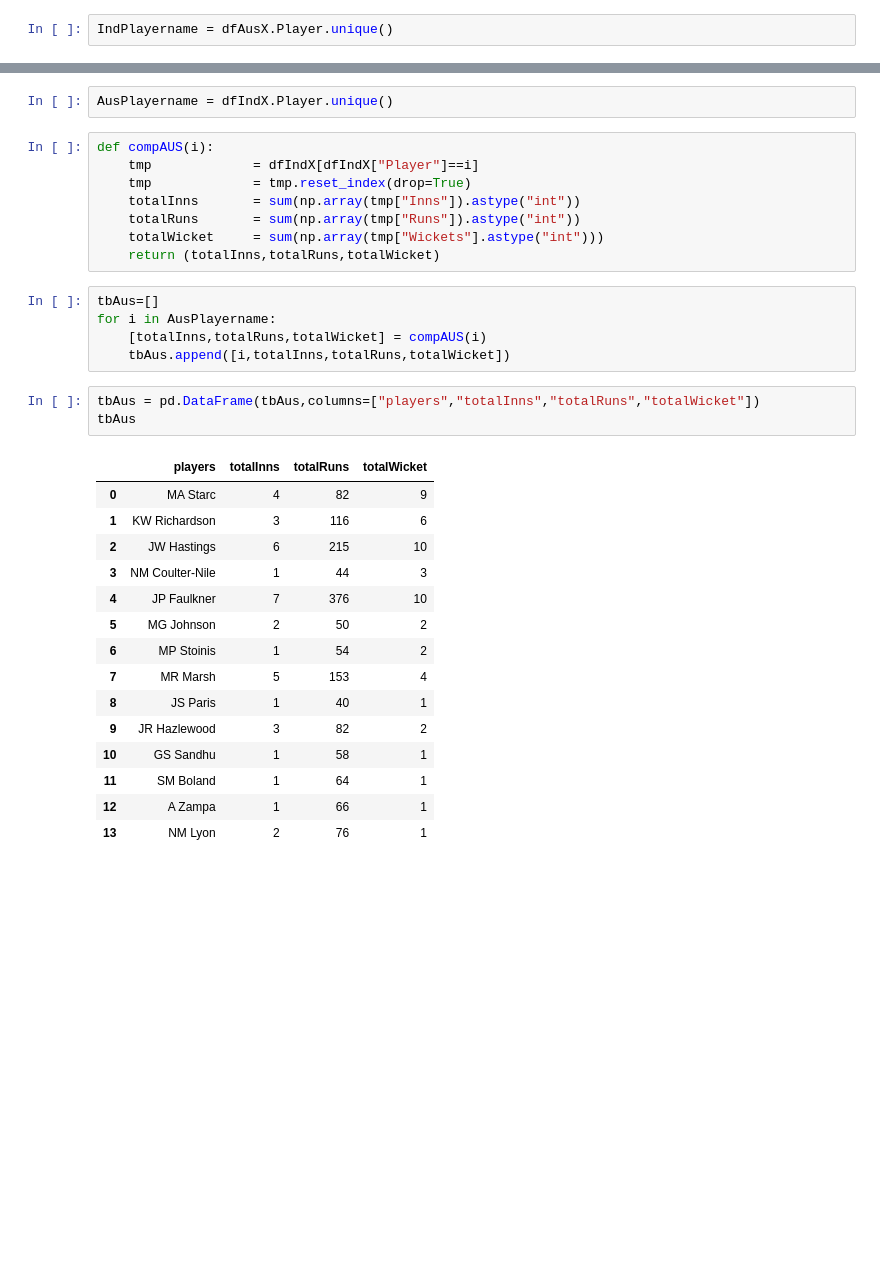
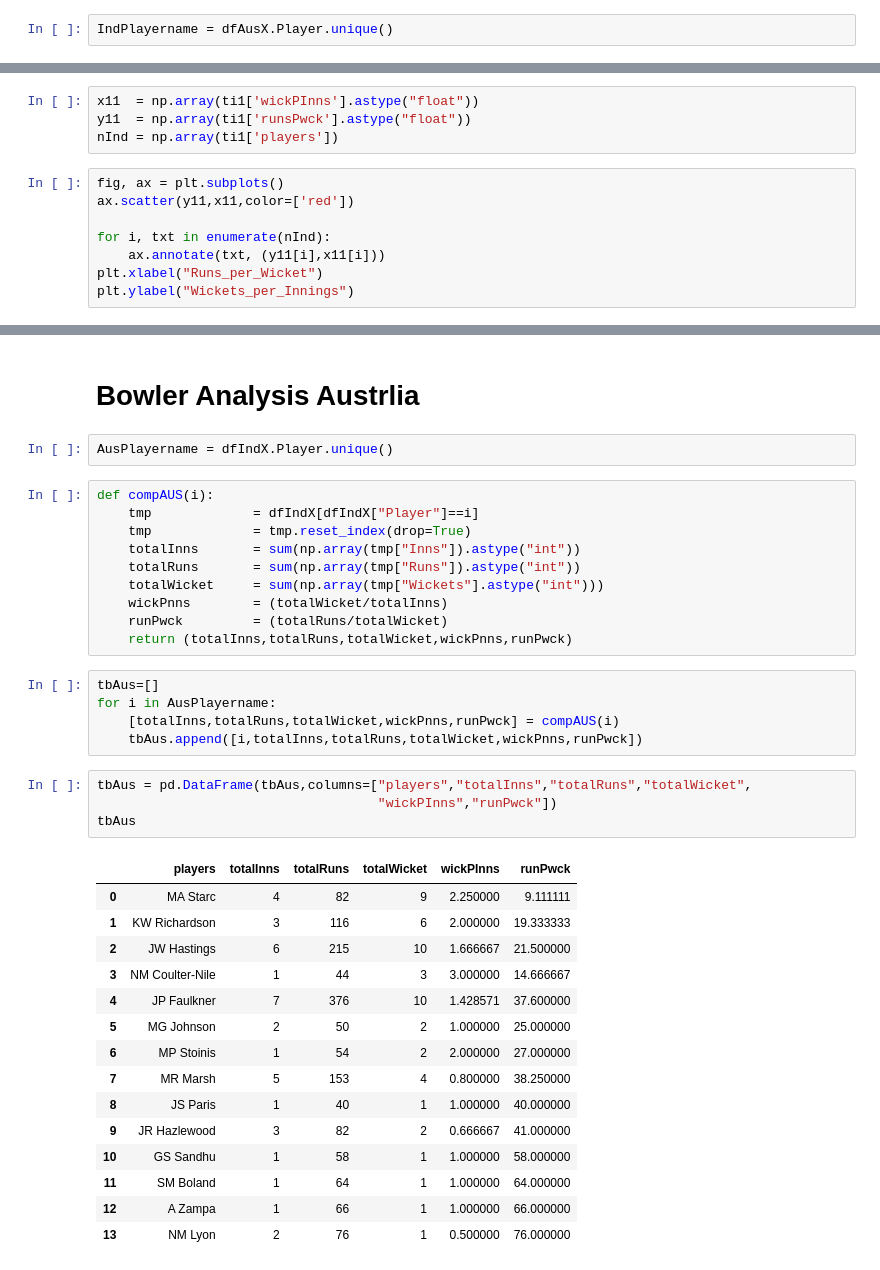
Before and after one commit to erayon/India-Australia-Cricket-Analysis, a Jupyter notebook: bowling_comaprism .ipynb, the cells around one changed output, grey strips where cells are left out. Saved outputs shown, nothing was run; the diff lists cells and outputs as text; blank space fills up the shorter version.

```diff
--- a/bowling_comaprism .ipynb
+++ b/bowling_comaprism .ipynb
@@ -380,0 +393,12 @@ tbInd
+# %%
+x11  = np.array(ti1['wickPInns'].astype("float"))
+y11  = np.array(ti1['runsPwck'].astype("float"))
+nInd = np.array(ti1['players'])
+# %%
+fig, ax = plt.subplots()
+ax.scatter(y11,x11,color=['red'])
+
+for i, txt in enumerate(nInd):
+    ax.annotate(txt, (y11[i],x11[i]))
+plt.xlabel("Runs_per_Wicket")
+plt.ylabel("Wickets_per_Innings")
@@ -381,3 +409,5 @@ tbInd
+# %% [markdown]
+# Bowler Analysis Austrlia
 # %%
 AusPlayername = dfIndX.Player.unique()
 # %%
@@ -387,28 +417,31 @@ def compAUS(i):
     totalInns       = sum(np.array(tmp["Inns"]).astype("int"))
     totalRuns       = sum(np.array(tmp["Runs"]).astype("int"))
     totalWicket     = sum(np.array(tmp["Wickets"].astype("int")))
-    return (totalInns,totalRuns,totalWicket)
+    wickPnns        = (totalWicket/totalInns)
+    runPwck         = (totalRuns/totalWicket)
+    return (totalInns,totalRuns,totalWicket,wickPnns,runPwck)
 # %%
 tbAus=[]
 for i in AusPlayername:
-    [totalInns,totalRuns,totalWicket] = compAUS(i)
-    tbAus.append([i,totalInns,totalRuns,totalWicket])
+    [totalInns,totalRuns,totalWicket,wickPnns,runPwck] = compAUS(i)
+    tbAus.append([i,totalInns,totalRuns,totalWicket,wickPnns,runPwck])
 # %%
-tbAus = pd.DataFrame(tbAus,columns=["players","totalInns","totalRuns","totalWicket"])
+tbAus = pd.DataFrame(tbAus,columns=["players","totalInns","totalRuns","totalWicket",
+                                    "wickPInns","runPwck"])
 tbAus
 # %% [output]
-|  | players | totalInns | totalRuns | totalWicket |
-| 0 | MA Starc | 4 | 82 | 9 |
-| 1 | KW Richardson | 3 | 116 | 6 |
-| 2 | JW Hastings | 6 | 215 | 10 |
-| 3 | NM Coulter-Nile | 1 | 44 | 3 |
-| 4 | JP Faulkner | 7 | 376 | 10 |
-| 5 | MG Johnson | 2 | 50 | 2 |
-| 6 | MP Stoinis | 1 | 54 | 2 |
-| 7 | MR Marsh | 5 | 153 | 4 |
-| 8 | JS Paris | 1 | 40 | 1 |
-| 9 | JR Hazlewood | 3 | 82 | 2 |
-| 10 | GS Sandhu | 1 | 58 | 1 |
-| 11 | SM Boland | 1 | 64 | 1 |
-| 12 | A Zampa | 1 | 66 | 1 |
-| 13 | NM Lyon | 2 | 76 | 1 |
+|  | players | totalInns | totalRuns | totalWicket | wickPInns | runPwck |
+| 0 | MA Starc | 4 | 82 | 9 | 2.250000 | 9.111111 |
+| 1 | KW Richardson | 3 | 116 | 6 | 2.000000 | 19.333333 |
+| 2 | JW Hastings | 6 | 215 | 10 | 1.666667 | 21.500000 |
+| 3 | NM Coulter-Nile | 1 | 44 | 3 | 3.000000 | 14.666667 |
+| 4 | JP Faulkner | 7 | 376 | 10 | 1.428571 | 37.600000 |
+| 5 | MG Johnson | 2 | 50 | 2 | 1.000000 | 25.000000 |
+| 6 | MP Stoinis | 1 | 54 | 2 | 2.000000 | 27.000000 |
+| 7 | MR Marsh | 5 | 153 | 4 | 0.800000 | 38.250000 |
+| 8 | JS Paris | 1 | 40 | 1 | 1.000000 | 40.000000 |
+| 9 | JR Hazlewood | 3 | 82 | 2 | 0.666667 | 41.000000 |
+| 10 | GS Sandhu | 1 | 58 | 1 | 1.000000 | 58.000000 |
+| 11 | SM Boland | 1 | 64 | 1 | 1.000000 | 64.000000 |
+| 12 | A Zampa | 1 | 66 | 1 | 1.000000 | 66.000000 |
+| 13 | NM Lyon | 2 | 76 | 1 | 0.500000 | 76.000000 |
```
Also changed, not shown: parts of 27 cells of this notebook.
